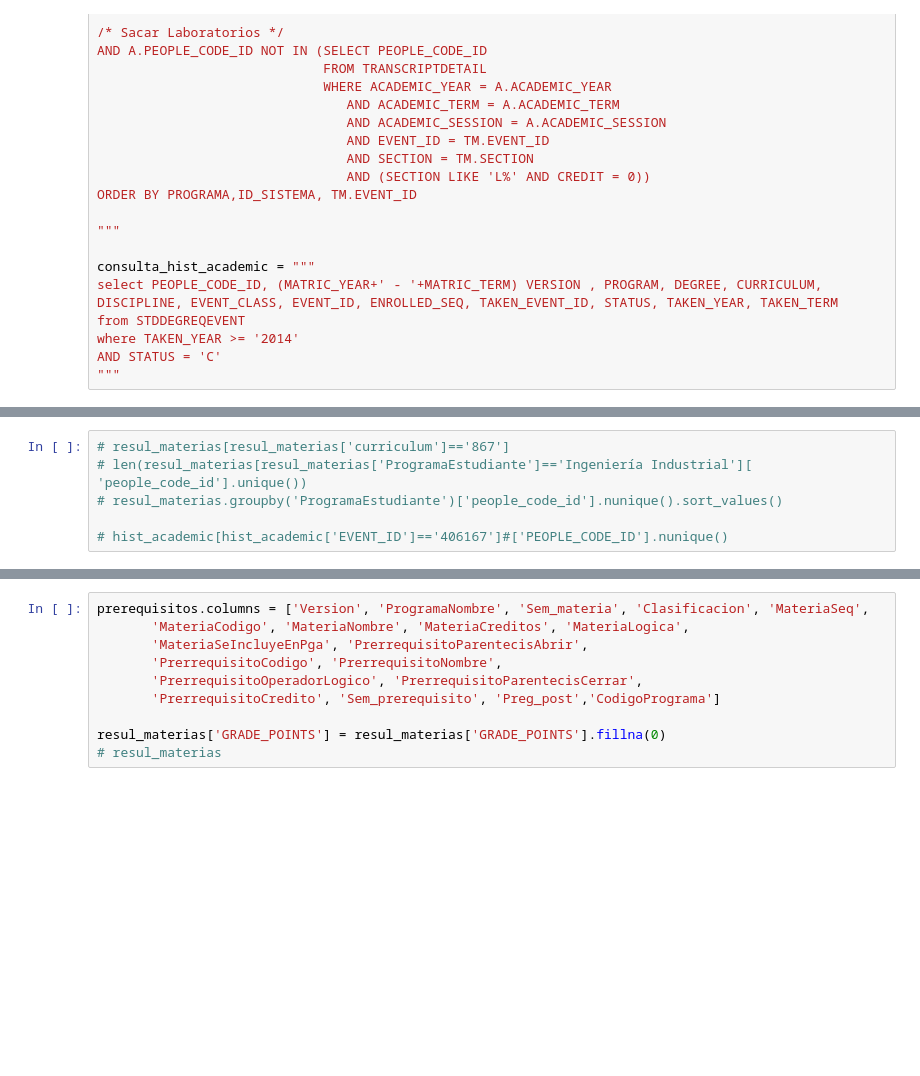
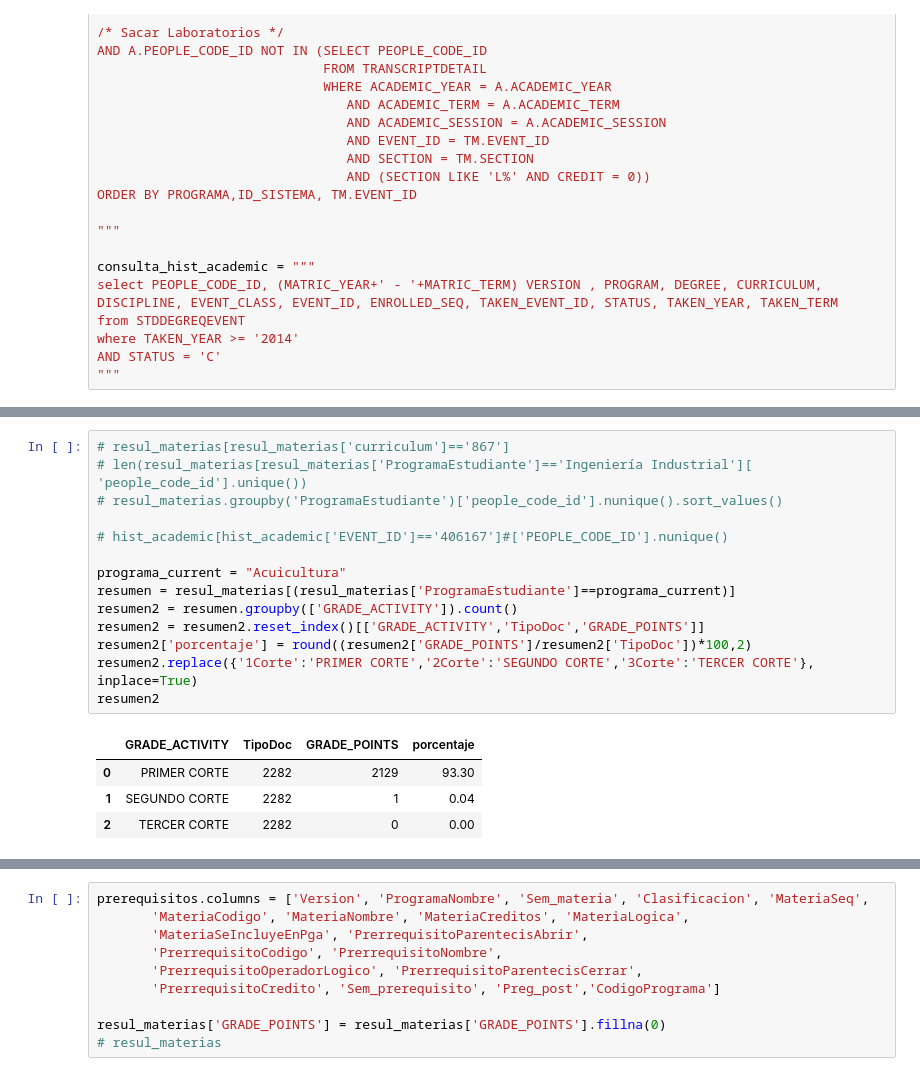
Before and after one commit to Groupestadistic/AppUnicorEstadistica, a Jupyter notebook: num_grupos/conexion.ipynb, the cells around one changed output, grey strips where cells are left out. Saved outputs shown, nothing was run; the diff lists cells and outputs as text; blank space fills up the shorter version.

```diff
--- a/num_grupos/conexion.ipynb
+++ b/num_grupos/conexion.ipynb
@@ -467,6 +468,19 @@ hist_academic = pd.read_sql(consulta_hist_academic,conexion)
 # %%
 # resul_materias[resul_materias['curriculum']=='867']
 # len(resul_materias[resul_materias['ProgramaEstudiante']=='Ingeniería Industrial'][ 'people_code_id'].unique())
 # resul_materias.groupby('ProgramaEstudiante')['people_code_id'].nunique().sort_values()
 
 # hist_academic[hist_academic['EVENT_ID']=='406167']#['PEOPLE_CODE_ID'].nunique()
+
+programa_current = "Acuicultura"
+resumen = resul_materias[(resul_materias['ProgramaEstudiante']==programa_current)]
+resumen2 = resumen.groupby(['GRADE_ACTIVITY']).count()
+resumen2 = resumen2.reset_index()[['GRADE_ACTIVITY','TipoDoc','GRADE_POINTS']]
+resumen2['porcentaje'] = round((resumen2['GRADE_POINTS']/resumen2['TipoDoc'])*100,2)
+resumen2.replace({'1Corte':'PRIMER CORTE','2Corte':'SEGUNDO CORTE','3Corte':'TERCER CORTE'}, inplace=True)
+resumen2
+# %% [output]
+|  | GRADE_ACTIVITY | TipoDoc | GRADE_POINTS | porcentaje |
+| 0 | PRIMER CORTE | 2282 | 2129 | 93.30 |
+| 1 | SEGUNDO CORTE | 2282 | 1 | 0.04 |
+| 2 | TERCER CORTE | 2282 | 0 | 0.00 |
```
Also changed, not shown: parts of 21 cells of this notebook, 20 other files.
